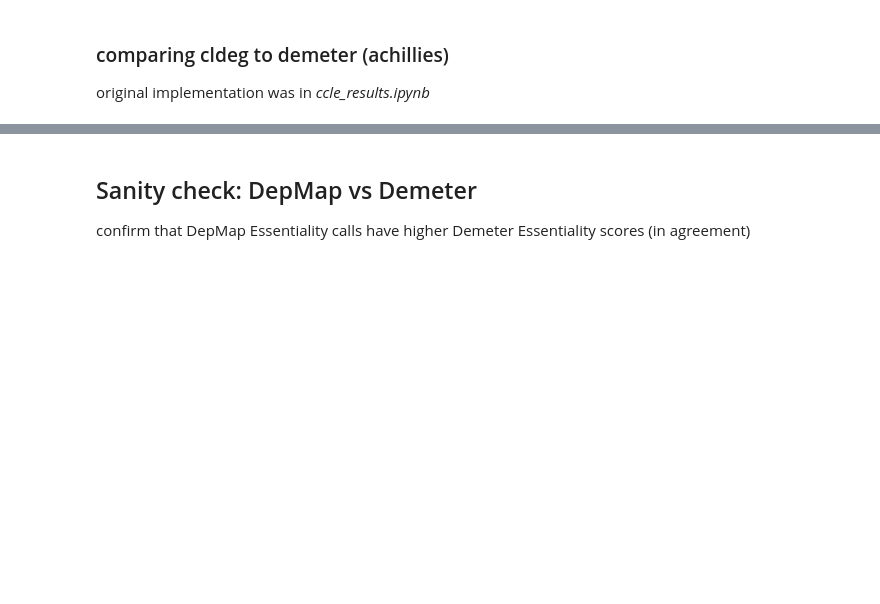
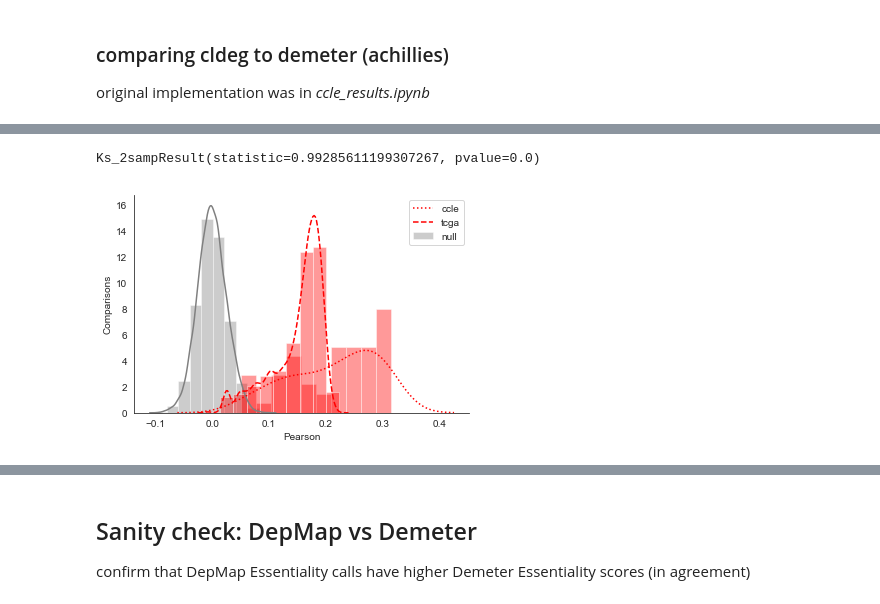
Before and after one commit to thjmattth/clove, a Jupyter notebook: validation_tcga_ccle.ipynb, the cells around one changed output, grey strips where cells are left out. Drawn from its saved outputs; the diff is of its cells as text; code cells hidden in the pictures; blank space fills up the shorter version.

```diff
--- a/validation_tcga_ccle.ipynb
+++ b/validation_tcga_ccle.ipynb
@@ -24,0 +55,23 @@ corr_null['pear_coeff']=corr_null['pear_coeff']-0.02
+# %%
+corr_cat = pd.read_csv('data/breast_clDEG_ccleVdemeter_cells.tab', sep='\t', index_col=0)
+# %%
+null_samp = corr_null.sample(corr.shape[0])
+null_samp['pear_coeff']=null_samp['pear_coeff']*3.3
+%matplotlib inline
+sns.set_style("white")
+
+sns.distplot(null_samp['pear_coeff'], color='gray',kde=True, norm_hist=True,bins=10, label='null')
+
+sns.distplot(corr_cat['pear_coeff'].dropna(), color='red',kde=True,kde_kws={'linestyle':':', 'label':'ccle'},norm_hist=True,bins=10)
+
+sns.distplot(corr['pear_coeff'].dropna(), color='red',kde=True,kde_kws={'linestyle':'--', 'label':'tcga'},norm_hist=True,bins=10)
+plt.title('')
+sns.despine()
+plt.xlabel('Pearson')
+plt.ylabel('Comparisons')
+plt.legend()
+
+print(stats.ks_2samp(corr_null['pear_coeff'], corr['pear_coeff']))
+# %% [output]
+Ks_2sampResult(statistic=0.99285611199307267, pvalue=0.0)
+[figure, added]
```
Also changed, not shown: parts of 9 cells of this notebook, 3 other files.
